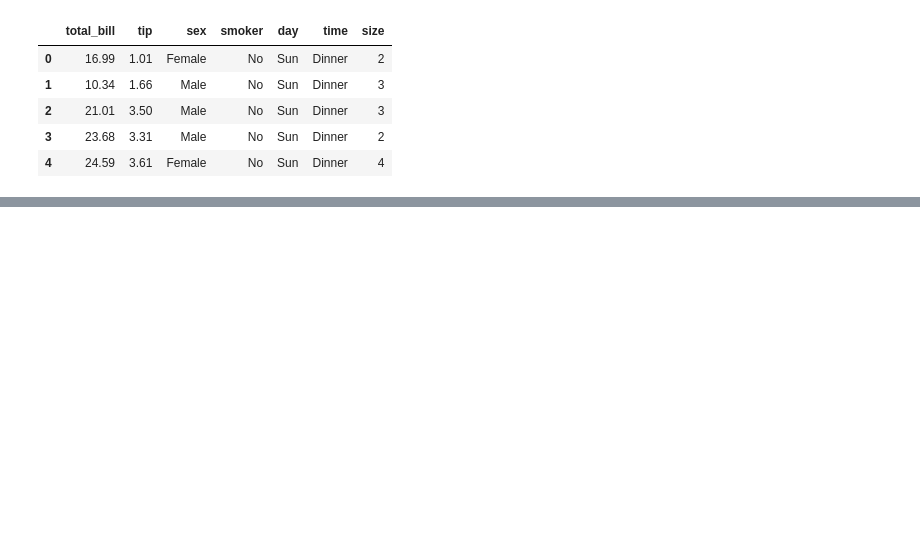
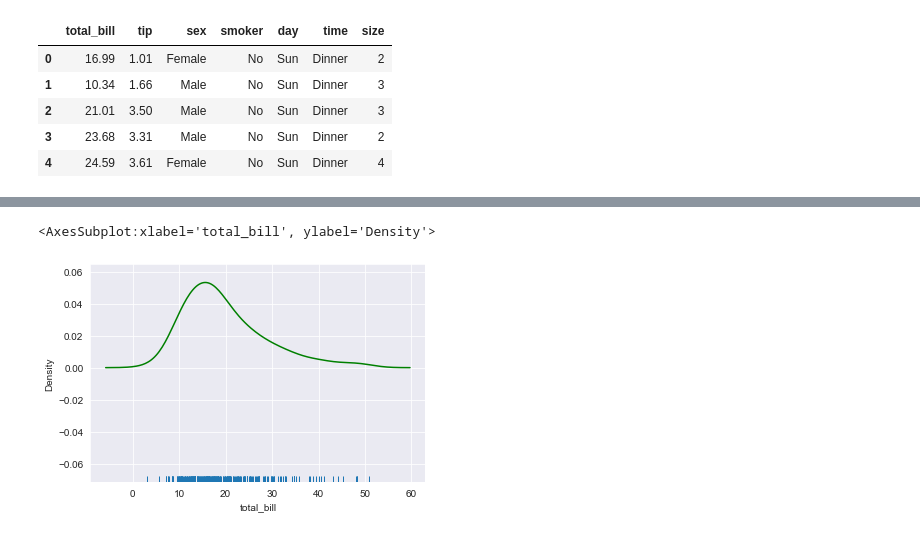
Before and after one commit to askasian/PROJECTS, a Jupyter notebook: SEABORN/02.Distribution Plots.ipynb, the cells around one changed output, grey strips where cells are left out. Cells and saved outputs as stored; diff of their text form; code cells hidden in the pictures; blank space fills up the shorter version.

```diff
--- a/SEABORN/02.Distribution Plots.ipynb
+++ b/SEABORN/02.Distribution Plots.ipynb
@@ -18,0 +32,6 @@ sns.distplot(tips['total_bill'], kde=False, bins=30)
+# %%
+sns.rugplot(tips['total_bill'])
+sns.kdeplot(tips['total_bill'], color='g')
+# %% [output]
+<AxesSubplot:xlabel='total_bill', ylabel='Density'>
+[figure, added]
```
Also changed, not shown: parts of 4 cells of this notebook.
